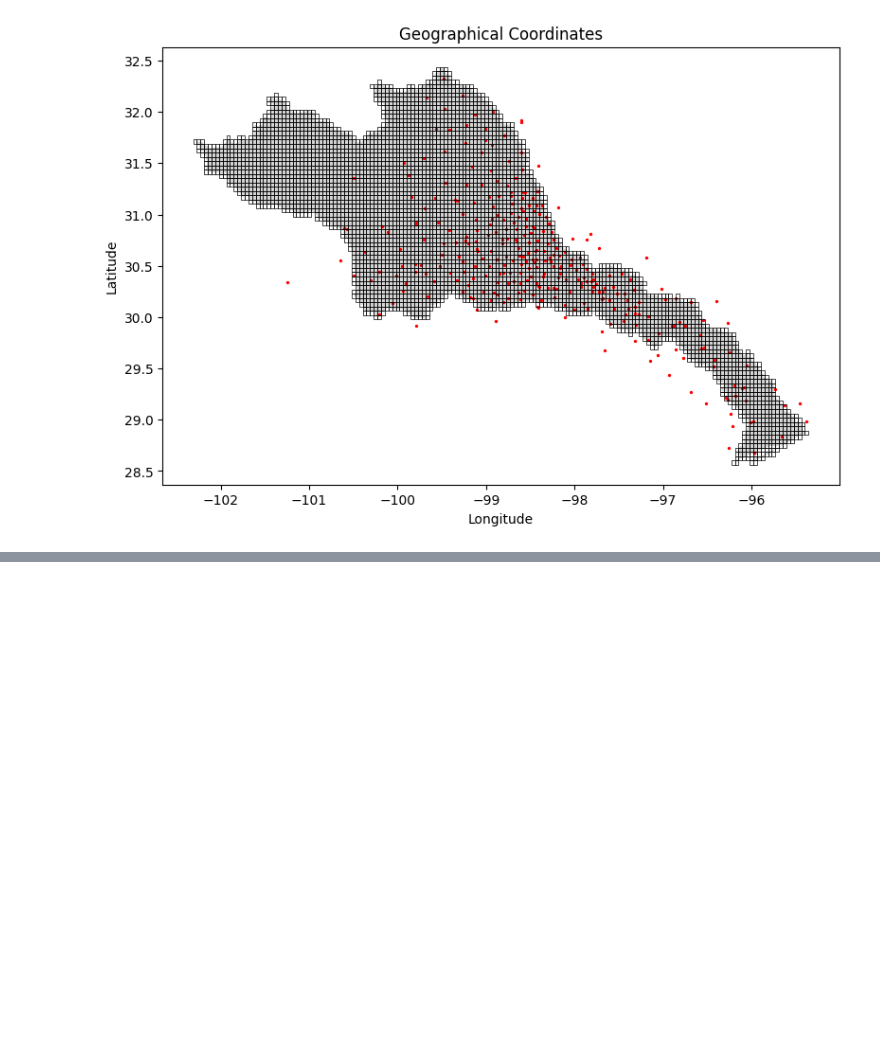
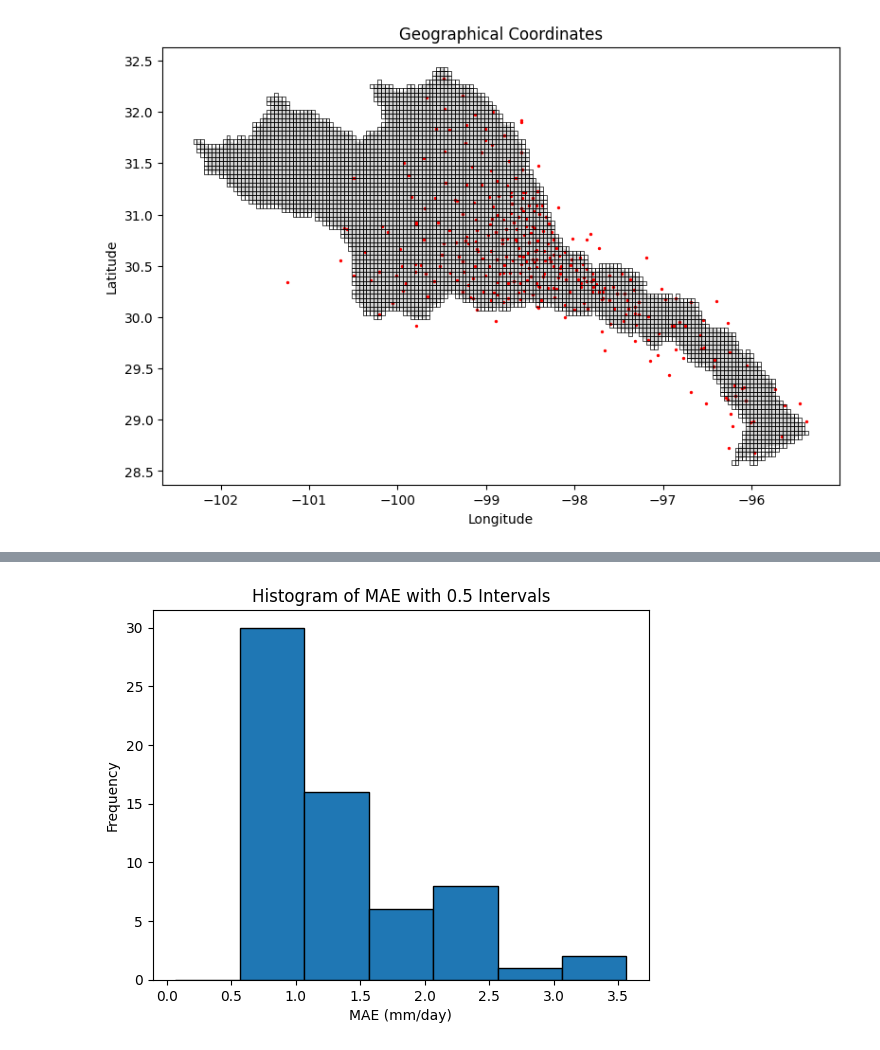
Before and after one commit to GEM-TAMU/LCRA-Interpolation, a Jupyter notebook: interpolation.ipynb, the cells around one changed output, grey strips where cells are left out. Cells and saved outputs as stored; diff of their text form; code cells hidden in the pictures; blank space fills up the shorter version.

```diff
--- a/interpolation.ipynb
+++ b/interpolation.ipynb
@@ -309,2 +311,18 @@ for ran_val in random_values:
+# %%
+interval = 0.5
+bin_edges = np.arange(min(r_sq_list) - interval, max(r_sq_list) + interval, interval)
+
+# Create histogram
+plt.hist(r_sq_list, bins=bin_edges, edgecolor='black')
+
+# Add labels and title
+plt.xlabel('MAE (mm/day)')
+plt.ylabel('Frequency')
+plt.title(f'Histogram of MAE with {interval} Intervals')
+
+# Show plot
+plt.show()
+# %% [output]
+[figure, added]
 # %%
 # Plotting
```
Also changed, not shown: parts of 5 cells of this notebook, 1 other file.
